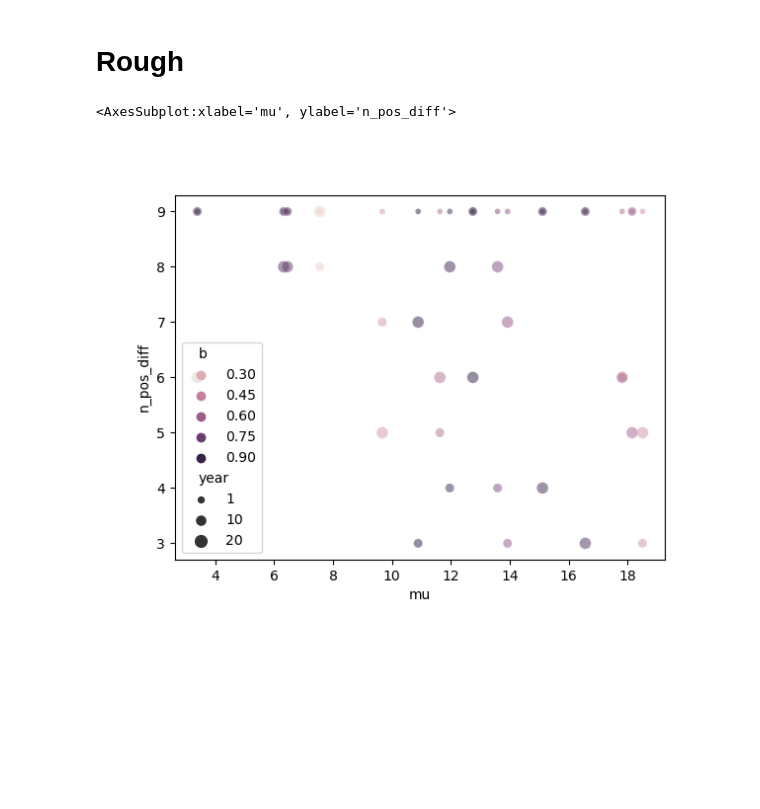
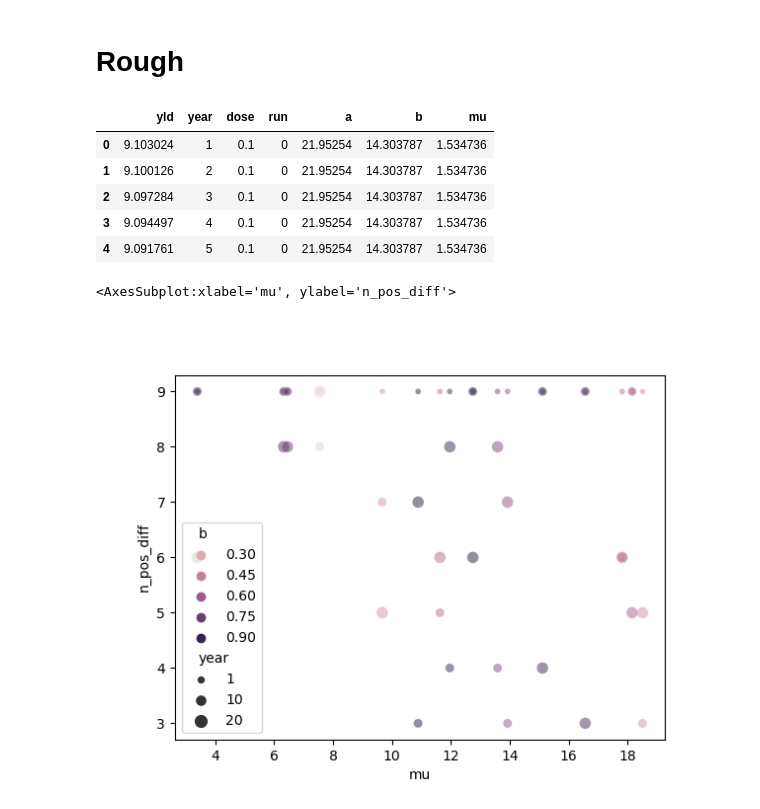
Before and after one commit to nt409/quant-res-doses, a Jupyter notebook: notebooks/001_rough.ipynb, the cells around one changed output. Cells and saved outputs as stored; diff of their text form; code cells hidden in the pictures; blank space fills up the shorter version.

```diff
--- a/notebooks/001_rough.ipynb
+++ b/notebooks/001_rough.ipynb
@@ -43,6 +43,15 @@ diffs = (
     .reset_index()
     .rename(columns={0: 'n_pos_diff'})
 )
+# %%
+df.head()
+# %% [output]
+|  | yld | year | dose | run | a | b | mu |
+| 0 | 9.103024 | 1 | 0.1 | 0 | 21.95254 | 14.303787 | 1.534736 |
+| 1 | 9.100126 | 2 | 0.1 | 0 | 21.95254 | 14.303787 | 1.534736 |
+| 2 | 9.097284 | 3 | 0.1 | 0 | 21.95254 | 14.303787 | 1.534736 |
+| 3 | 9.094497 | 4 | 0.1 | 0 | 21.95254 | 14.303787 | 1.534736 |
+| 4 | 9.091761 | 5 | 0.1 | 0 | 21.95254 | 14.303787 | 1.534736 |
 # %%
 dd2 = (
     diffs.set_index('run').join(df.groupby('run').mean().reset_index().loc[:, ['a', 'b', 'mu']]).reset_index()
```
